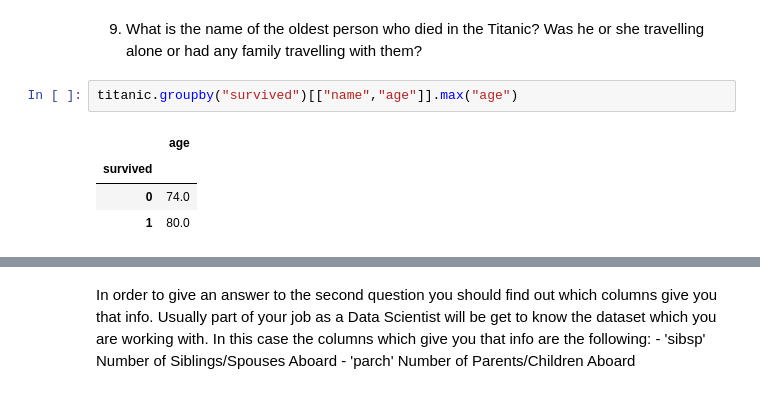
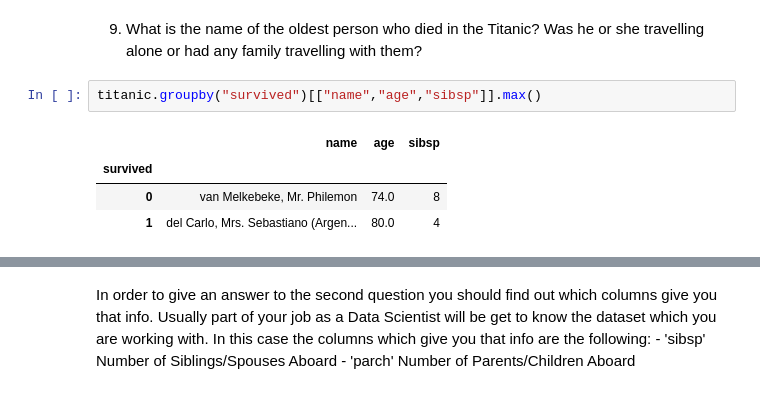
Before and after one commit to PacoFletcher/2503_dsft_thebridge_paco, a Jupyter notebook: 2-Data_Analysis/2-Pandas/Practica/7-Titanic/Titanic-exercise.ipynb, the cells around one changed output, grey strips where cells are left out. Drawn from its saved outputs; the diff is of its cells as text.

Commit message:
titanic

```diff
--- a/2-Data_Analysis/2-Pandas/Practica/7-Titanic/Titanic-exercise.ipynb
+++ b/2-Data_Analysis/2-Pandas/Practica/7-Titanic/Titanic-exercise.ipynb
@@ -221,9 +222,9 @@ right_columns
 # %% [markdown]
 9. What is the name of the oldest person who died in the Titanic? Was he or she travelling alone or had any family travelling with them?
 # %%
-titanic.groupby("survived")[["name","age"]].max("age")
+titanic.groupby("survived")[["name","age","sibsp"]].max()
 # %% [output]
-|  | age |
-| survived |  |
-| 0 | 74.0 |
-| 1 | 80.0 |
+|  | name | age | sibsp |
+| survived |  |  |  |
+| 0 | van Melkebeke, Mr. Philemon | 74.0 | 8 |
+| 1 | del Carlo, Mrs. Sebastiano (Argen... | 80.0 | 4 |
```
Also changed, not shown: parts of 45 cells of this notebook, 1 other file.
